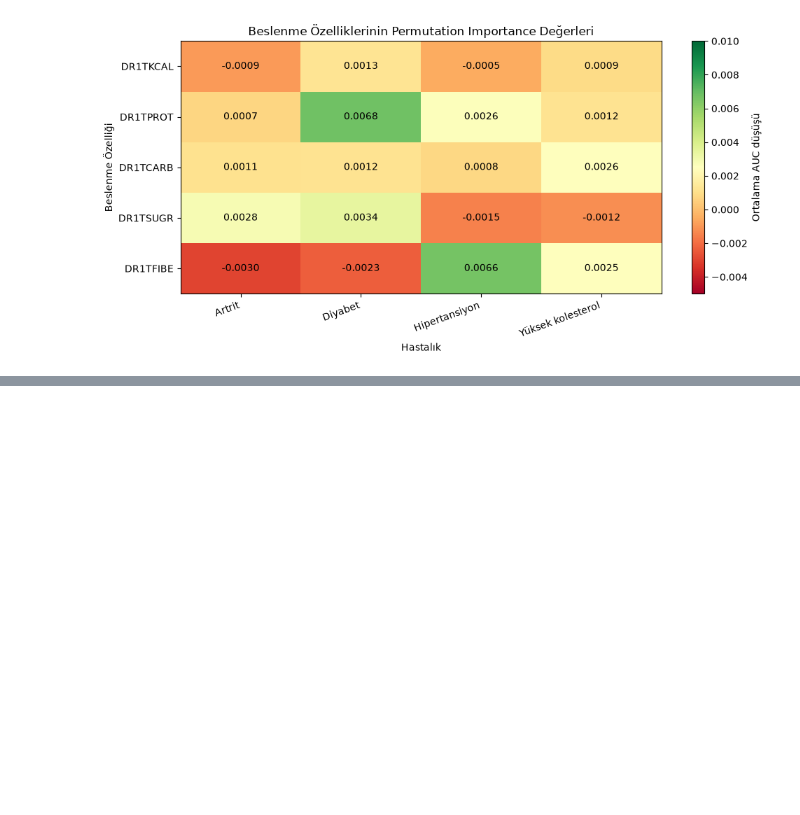
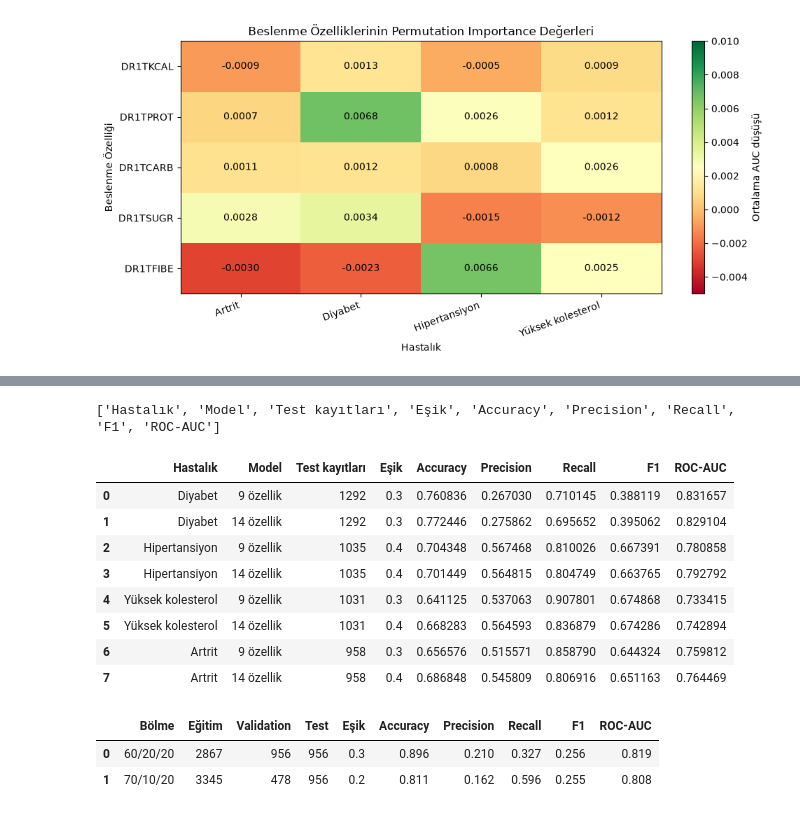
Before and after one commit to Huseyinyagmur/personalized-health-risk-assistant, a Jupyter notebook: nhanes_analysis.ipynb, the cells around one changed output, grey strips where cells are left out. Cells and saved outputs as stored; diff of their text form; code cells hidden in the pictures; blank space fills up the shorter version.

```diff
--- a/nhanes_analysis.ipynb
+++ b/nhanes_analysis.ipynb
@@ -3417,0 +3703,78 @@ plt.show()
+# %%
+print(comparison_df.columns.tolist())
+display(comparison_df)
+# %% [output]
+['Hastalık', 'Model', 'Test kayıtları', 'Eşik', 'Accuracy', 'Precision', 'Recall', 'F1', 'ROC-AUC']
+|  | Hastalık | Model | Test kayıtları | Eşik | Accuracy | Precision | Recall | F1 | ROC-AUC |
+| 0 | Diyabet | 9 özellik | 1292 | 0.3 | 0.760836 | 0.267030 | 0.710145 | 0.388119 | 0.831657 |
+| 1 | Diyabet | 14 özellik | 1292 | 0.3 | 0.772446 | 0.275862 | 0.695652 | 0.395062 | 0.829104 |
+| 2 | Hipertansiyon | 9 özellik | 1035 | 0.4 | 0.704348 | 0.567468 | 0.810026 | 0.667391 | 0.780858 |
+| 3 | Hipertansiyon | 14 özellik | 1035 | 0.4 | 0.701449 | 0.564815 | 0.804749 | 0.663765 | 0.792792 |
+| 4 | Yüksek kolesterol | 9 özellik | 1031 | 0.3 | 0.641125 | 0.537063 | 0.907801 | 0.674868 | 0.733415 |
+| 5 | Yüksek kolesterol | 14 özellik | 1031 | 0.4 | 0.668283 | 0.564593 | 0.836879 | 0.674286 | 0.742894 |
+| 6 | Artrit | 9 özellik | 958 | 0.3 | 0.656576 | 0.515571 | 0.858790 | 0.644324 | 0.759812 |
+| 7 | Artrit | 14 özellik | 958 | 0.4 | 0.686848 | 0.545809 | 0.806916 | 0.651163 | 0.764469 |
+# %%
+
+chd_split_results = []
+
+# Aynı test kümesini iki model için de kullan
+X_dev, X_test_common, y_dev, y_test_common = train_test_split(
+    X_chd,
+    y_chd,
+    test_size=0.20,
+    random_state=42,
+    shuffle=True,
+    stratify=y_chd
+)
+
+for split_name, val_ratio in [
+    ("60/20/20", 0.25),
+    ("70/10/20", 0.125)
+]:
+    X_train, X_val, y_train, y_val = train_test_split(
+        X_dev,
+        y_dev,
+        test_size=val_ratio,
+        random_state=42,
+        shuffle=True,
+        stratify=y_dev
+    )
+
+    model = clone(chd_model)
+    model.fit(X_train, y_train)
+
+    # Validation üzerinde eşik seçimi
+    val_probs = model.predict_proba(X_val)[:, 1]
+
+    threshold_scores = []
+    for threshold in [0.2, 0.3, 0.4, 0.5, 0.6, 0.7]:
+        val_preds = (val_probs >= threshold).astype(int)
+        score = f1_score(y_val, val_preds, zero_division=0)
+        threshold_scores.append((score, threshold))
+
+    _, best_t = max(threshold_scores)
+
+    # Ortak test kümesinde değerlendirme
+    test_probs = model.predict_proba(X_test_common)[:, 1]
+    test_preds = (test_probs >= best_t).astype(int)
+
+    chd_split_results.append({
+        "Bölme": split_name,
+        "Eğitim": len(X_train),
+        "Validation": len(X_val),
+        "Test": len(X_test_common),
+        "Eşik": best_t,
+        "Accuracy": accuracy_score(y_test_common, test_preds),
+        "Precision": precision_score(y_test_common, test_preds, zero_division=0),
+        "Recall": recall_score(y_test_common, test_preds, zero_division=0),
+        "F1": f1_score(y_test_common, test_preds, zero_division=0),
+        "ROC-AUC": roc_auc_score(y_test_common, test_probs)
+    })
+
+chd_split_df = pd.DataFrame(chd_split_results)
+display(chd_split_df.round(3))
+# %% [output]
+|  | Bölme | Eğitim | Validation | Test | Eşik | Accuracy | Precision | Recall | F1 | ROC-AUC |
+| 0 | 60/20/20 | 2867 | 956 | 956 | 0.3 | 0.896 | 0.210 | 0.327 | 0.256 | 0.819 |
+| 1 | 70/10/20 | 3345 | 478 | 956 | 0.2 | 0.811 | 0.162 | 0.596 | 0.255 | 0.808 |
```
Also changed, not shown: parts of 8 cells of this notebook.
